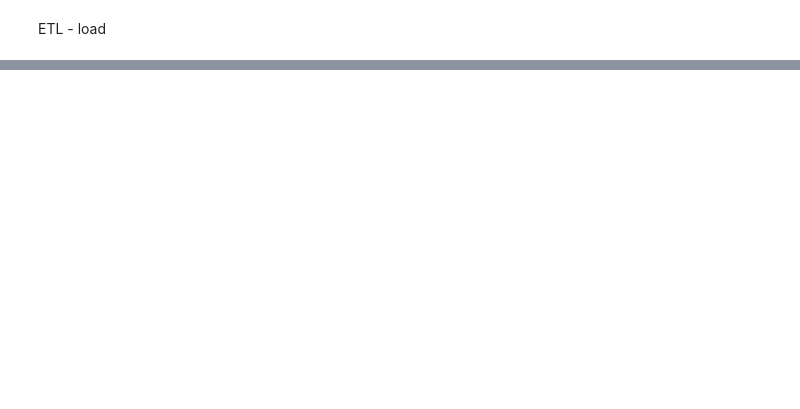
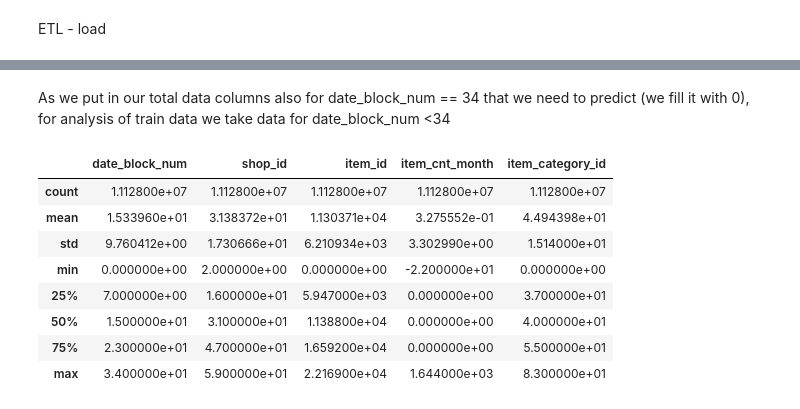
Before and after one commit to YPolina/Trainee, a Jupyter notebook: DS.ipynb, the cells around one changed output, grey strips where cells are left out. Saved outputs shown, nothing was run; the diff lists cells and outputs as text; code cells hidden in the pictures; blank space fills up the shorter version.

```diff
--- a/DS.ipynb
+++ b/DS.ipynb
@@ -404,0 +407,2 @@ total_data.to_csv('total_data.csv')
+# %%
+total_data = pd.read_csv('total_data.csv', index_col = 0)
@@ -404,0 +418,14 @@ total_data.to_csv('total_data.csv')
+# %% [markdown]
+As we put in our total data columns also for date_block_num == 34 that we need to predict (we fill it with 0), for analysis of train data we take data for date_block_num <34
+# %%
+total_data.describe()
+# %% [output]
+|  | date_block_num | shop_id | item_id | item_cnt_month | item_category_id |
+| count | 1.112800e+07 | 1.112800e+07 | 1.112800e+07 | 1.112800e+07 | 1.112800e+07 |
+| mean | 1.533960e+01 | 3.138372e+01 | 1.130371e+04 | 3.275552e-01 | 4.494398e+01 |
+| std | 9.760412e+00 | 1.730666e+01 | 6.210934e+03 | 3.302990e+00 | 1.514000e+01 |
+| min | 0.000000e+00 | 2.000000e+00 | 0.000000e+00 | -2.200000e+01 | 0.000000e+00 |
+| 25% | 7.000000e+00 | 1.600000e+01 | 5.947000e+03 | 0.000000e+00 | 3.700000e+01 |
+| 50% | 1.500000e+01 | 3.100000e+01 | 1.138800e+04 | 0.000000e+00 | 4.000000e+01 |
+| 75% | 2.300000e+01 | 4.700000e+01 | 1.659200e+04 | 0.000000e+00 | 5.500000e+01 |
+| max | 3.400000e+01 | 5.900000e+01 | 2.216900e+04 | 1.644000e+03 | 8.300000e+01 |
```
Also changed, not shown: parts of 14 cells of this notebook.
